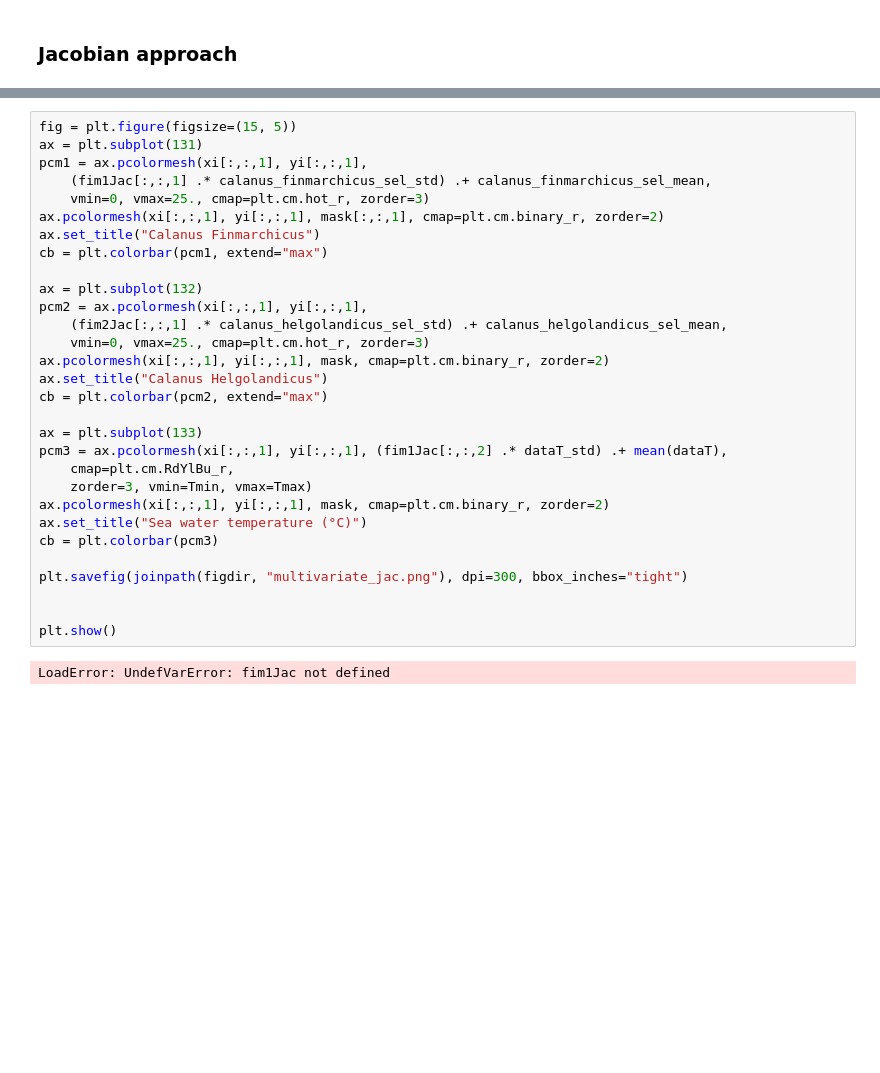
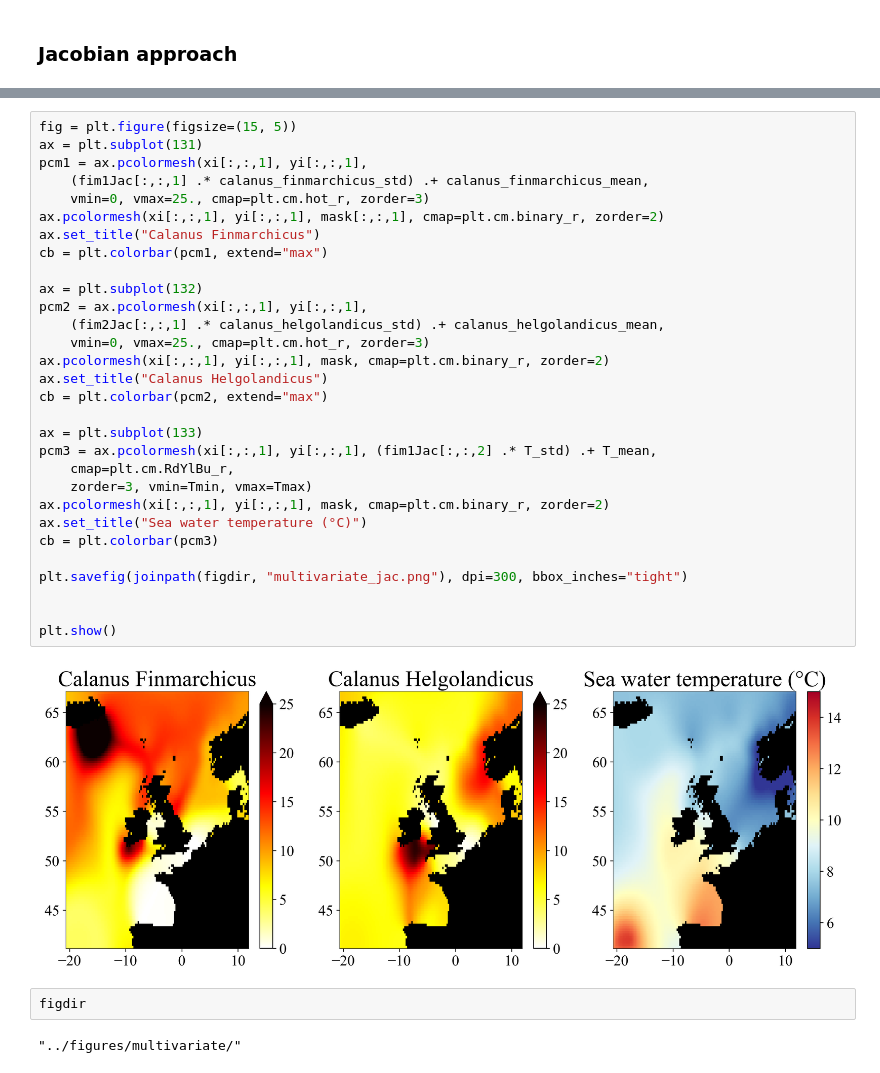
Before and after one commit to EMODnet/EMODnet-Biology-Interpolation-Calanus, a Jupyter notebook: analysis/interp_Calanus_multivariate.ipynb, the cells around one changed output, grey strips where cells are left out. Saved outputs shown, nothing was run; the diff lists cells and outputs as text; blank space fills up the shorter version.

```diff
--- a/analysis/interp_Calanus_multivariate.ipynb
+++ b/analysis/interp_Calanus_multivariate.ipynb
@@ -424,32 +348,36 @@ LoadError: UndefVarError: lonmulti not defined
 # %%
 fig = plt.figure(figsize=(15, 5))
 ax = plt.subplot(131)
 pcm1 = ax.pcolormesh(xi[:,:,1], yi[:,:,1],
-    (fim1Jac[:,:,1] .* calanus_finmarchicus_sel_std) .+ calanus_finmarchicus_sel_mean,
+    (fim1Jac[:,:,1] .* calanus_finmarchicus_std) .+ calanus_finmarchicus_mean,
     vmin=0, vmax=25., cmap=plt.cm.hot_r, zorder=3)
 ax.pcolormesh(xi[:,:,1], yi[:,:,1], mask[:,:,1], cmap=plt.cm.binary_r, zorder=2)
 ax.set_title("Calanus Finmarchicus")
 cb = plt.colorbar(pcm1, extend="max")
 
 ax = plt.subplot(132)
 pcm2 = ax.pcolormesh(xi[:,:,1], yi[:,:,1],
-    (fim2Jac[:,:,1] .* calanus_helgolandicus_sel_std) .+ calanus_helgolandicus_sel_mean,
+    (fim2Jac[:,:,1] .* calanus_helgolandicus_std) .+ calanus_helgolandicus_mean,
     vmin=0, vmax=25., cmap=plt.cm.hot_r, zorder=3)
 ax.pcolormesh(xi[:,:,1], yi[:,:,1], mask, cmap=plt.cm.binary_r, zorder=2)
 ax.set_title("Calanus Helgolandicus")
 cb = plt.colorbar(pcm2, extend="max")
 
 ax = plt.subplot(133)
-pcm3 = ax.pcolormesh(xi[:,:,1], yi[:,:,1], (fim1Jac[:,:,2] .* dataT_std) .+ mean(dataT),
+pcm3 = ax.pcolormesh(xi[:,:,1], yi[:,:,1], (fim1Jac[:,:,2] .* T_std) .+ T_mean,
     cmap=plt.cm.RdYlBu_r,
     zorder=3, vmin=Tmin, vmax=Tmax)
 ax.pcolormesh(xi[:,:,1], yi[:,:,1], mask, cmap=plt.cm.binary_r, zorder=2)
 ax.set_title("Sea water temperature (°C)")
 cb = plt.colorbar(pcm3)
 
 plt.savefig(joinpath(figdir, "multivariate_jac.png"), dpi=300, bbox_inches="tight")
 
 
 plt.show()
 # %% [output]
-LoadError: UndefVarError: fim1Jac not defined
+[figure, added]
+# %%
+figdir
+# %% [output]
+"../figures/multivariate/"
```
Also changed, not shown: parts of 26 cells of this notebook.
